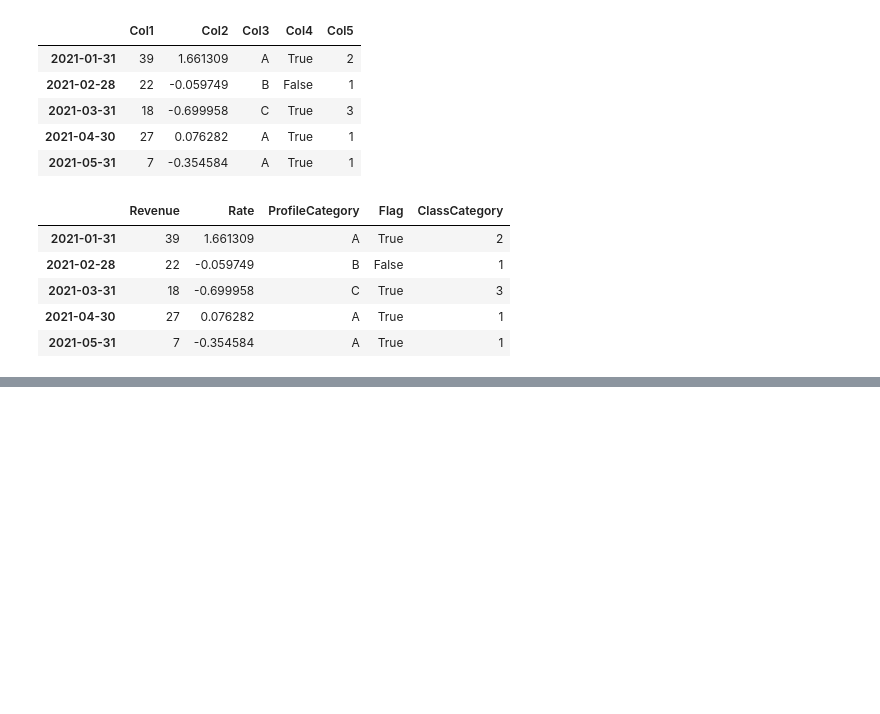
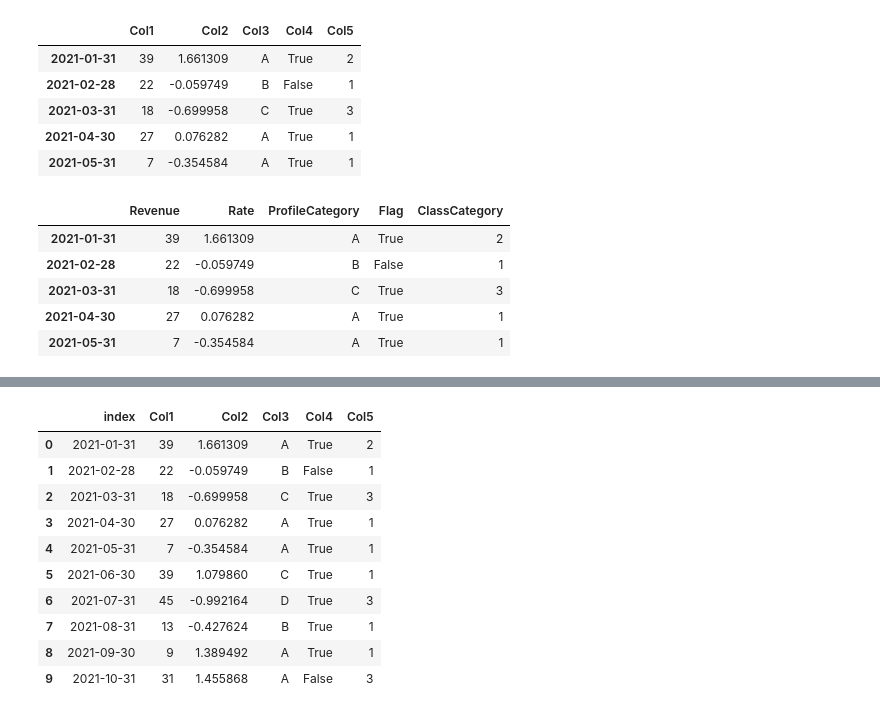
Before and after one commit to muhtar1muhtar/practice-area, a Jupyter notebook: topic-panda/test-pd8.ipynb, the cells around one changed output, grey strips where cells are left out. Saved outputs shown, nothing was run; the diff lists cells and outputs as text; code cells hidden in the pictures; blank space fills up the shorter version.

```diff
--- a/topic-panda/test-pd8.ipynb
+++ b/topic-panda/test-pd8.ipynb
@@ -57,0 +142,15 @@ df_example.head()
+# %%
+df1 = df.reset_index()
+df1
+# %% [output]
+|  | index | Col1 | Col2 | Col3 | Col4 | Col5 |
+| 0 | 2021-01-31 | 39 | 1.661309 | A | True | 2 |
+| 1 | 2021-02-28 | 22 | -0.059749 | B | False | 1 |
+| 2 | 2021-03-31 | 18 | -0.699958 | C | True | 3 |
+| 3 | 2021-04-30 | 27 | 0.076282 | A | True | 1 |
+| 4 | 2021-05-31 | 7 | -0.354584 | A | True | 1 |
+| 5 | 2021-06-30 | 39 | 1.079860 | C | True | 1 |
+| 6 | 2021-07-31 | 45 | -0.992164 | D | True | 3 |
+| 7 | 2021-08-31 | 13 | -0.427624 | B | True | 1 |
+| 8 | 2021-09-30 | 9 | 1.389492 | A | True | 1 |
+| 9 | 2021-10-31 | 31 | 1.455868 | A | False | 3 |
```
Also changed, not shown: parts of 11 cells of this notebook.
